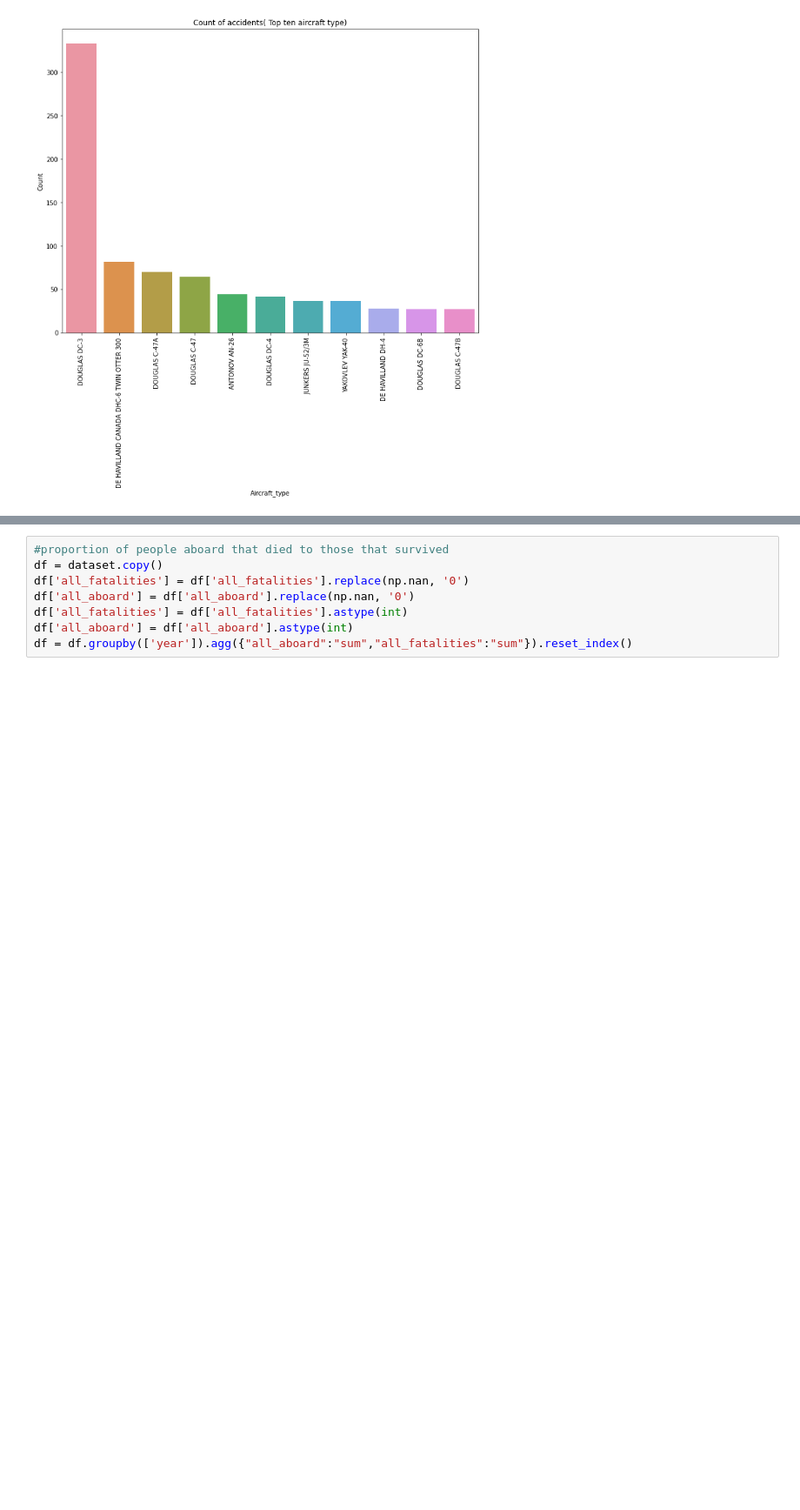
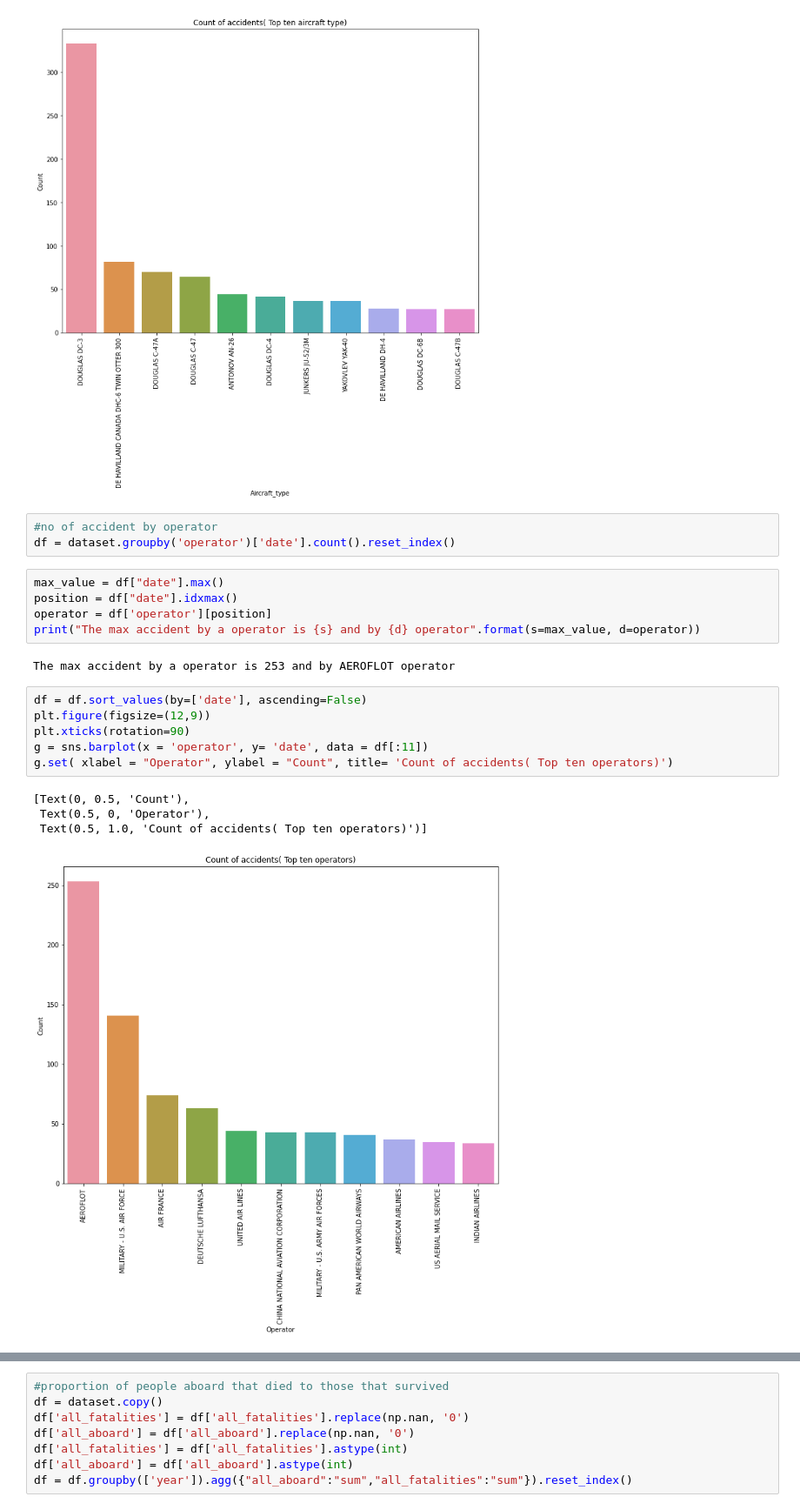
Before and after one commit to Tunjii10/AVIATION-AIRPLANE-FLIGHTS, a Jupyter notebook: Members/Favour/airplane_crash.ipynb, the cells around one changed output, grey strips where cells are left out. Shown at 87% size. Cells and saved outputs as stored; diff of their text form; blank space fills up the shorter version.

```diff
--- a/Members/Favour/airplane_crash.ipynb
+++ b/Members/Favour/airplane_crash.ipynb
@@ -187,3 +217,24 @@ g.set( xlabel = "Aircraft_type", ylabel = "Count", title= 'Count of accidents( T
  Text(0.5, 0, 'Aircraft_type'),
  Text(0.5, 1.0, 'Count of accidents( Top ten aircraft type)')]
 [figure]
+# %%
+#no of accident by operator
+df = dataset.groupby('operator')['date'].count().reset_index()
+# %%
+max_value = df["date"].max()
+position = df["date"].idxmax()
+operator = df['operator'][position]
+print("The max accident by a operator is {s} and by {d} operator".format(s=max_value, d=operator))
+# %% [output]
+The max accident by a operator is 253 and by AEROFLOT operator
+# %%
+df = df.sort_values(by=['date'], ascending=False)
+plt.figure(figsize=(12,9))
+plt.xticks(rotation=90)
+g = sns.barplot(x = 'operator', y= 'date', data = df[:11])
+g.set( xlabel = "Operator", ylabel = "Count", title= 'Count of accidents( Top ten operators)')
+# %% [output]
+[Text(0, 0.5, 'Count'),
+ Text(0.5, 0, 'Operator'),
+ Text(0.5, 1.0, 'Count of accidents( Top ten operators)')]
+[figure, added]
```
Also changed, not shown: parts of 11 cells of this notebook.
